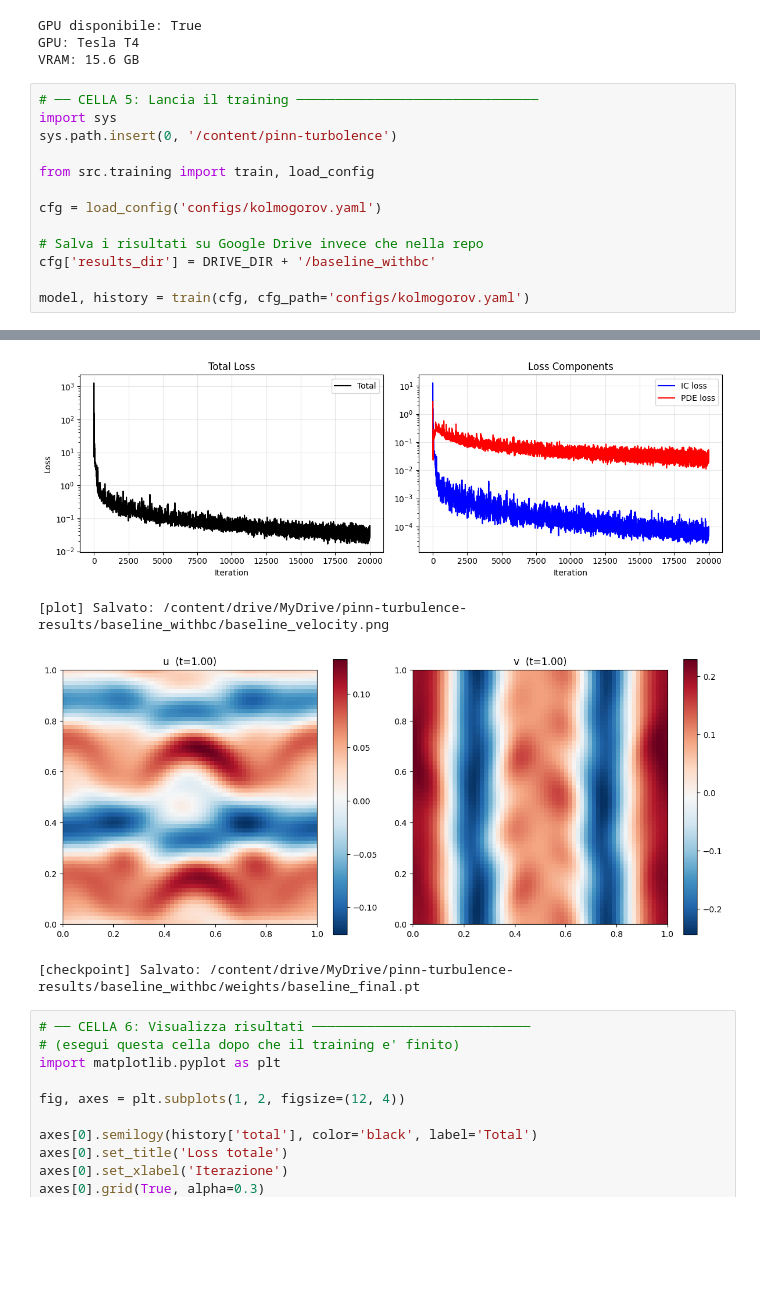
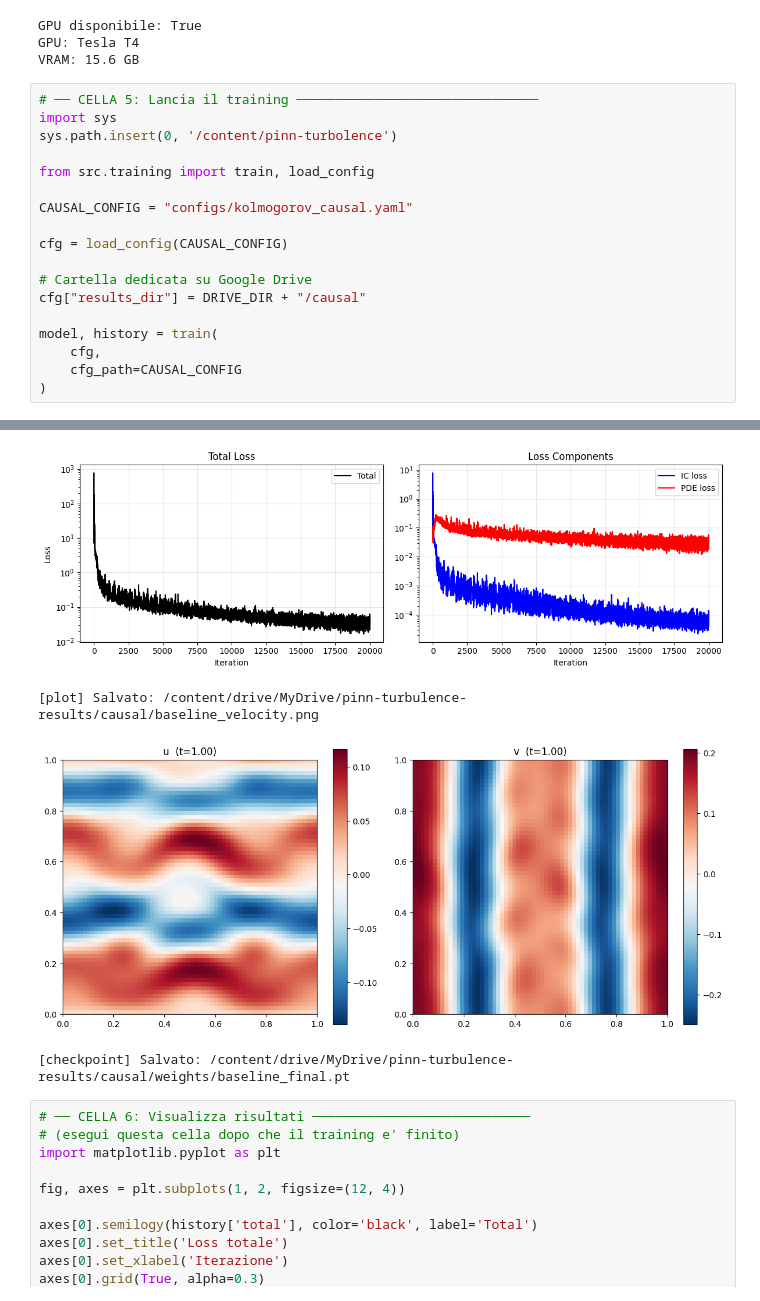
Before and after one commit to SophiaPeritz/pinn-turbolence, a Jupyter notebook: notebooks/train_colab.ipynb, the cells around one changed output, grey strips where cells are left out. Saved outputs shown, nothing was run; the diff lists cells and outputs as text; blank space fills up the shorter version.

```diff
--- a/notebooks/train_colab.ipynb
+++ b/notebooks/train_colab.ipynb
@@ -51,12 +51,17 @@ sys.path.insert(0, '/content/pinn-turbolence')
 
 from src.training import train, load_config
 
-cfg = load_config('configs/kolmogorov.yaml')
+CAUSAL_CONFIG = "configs/kolmogorov_causal.yaml"
 
-# Salva i risultati su Google Drive invece che nella repo
-cfg['results_dir'] = DRIVE_DIR + '/baseline_withbc'
+cfg = load_config(CAUSAL_CONFIG)
 
-model, history = train(cfg, cfg_path='configs/kolmogorov.yaml')
+# Cartella dedicata su Google Drive
+cfg["results_dir"] = DRIVE_DIR + "/causal"
+
+model, history = train(
+    cfg,
+    cfg_path=CAUSAL_CONFIG
+)
 # %% [output]
 [train] Device: cuda
 [train] Parametri: 232,195
@@ -78,7 +83,7 @@ model, history = train(cfg, cfg_path='configs/kolmogorov.yaml')
-[figure, old version]
+[figure, new version]
-[plot] Salvato: /content/drive/MyDrive/pinn-turbulence-results/baseline_withbc/baseline_velocity.png
+[plot] Salvato: /content/drive/MyDrive/pinn-turbulence-results/causal/baseline_velocity.png
-[figure, old version]
+[figure, new version]
-[checkpoint] Salvato: /content/drive/MyDrive/pinn-turbulence-results/baseline_withbc/weights/baseline_final.pt
+[checkpoint] Salvato: /content/drive/MyDrive/pinn-turbulence-results/causal/weights/baseline_final.pt
 # %%
 # ── CELLA 6: Visualizza risultati ────────────────────────────
 # (esegui questa cella dopo che il training e' finito)
```
Also changed, not shown: parts of 2 cells of this notebook.
